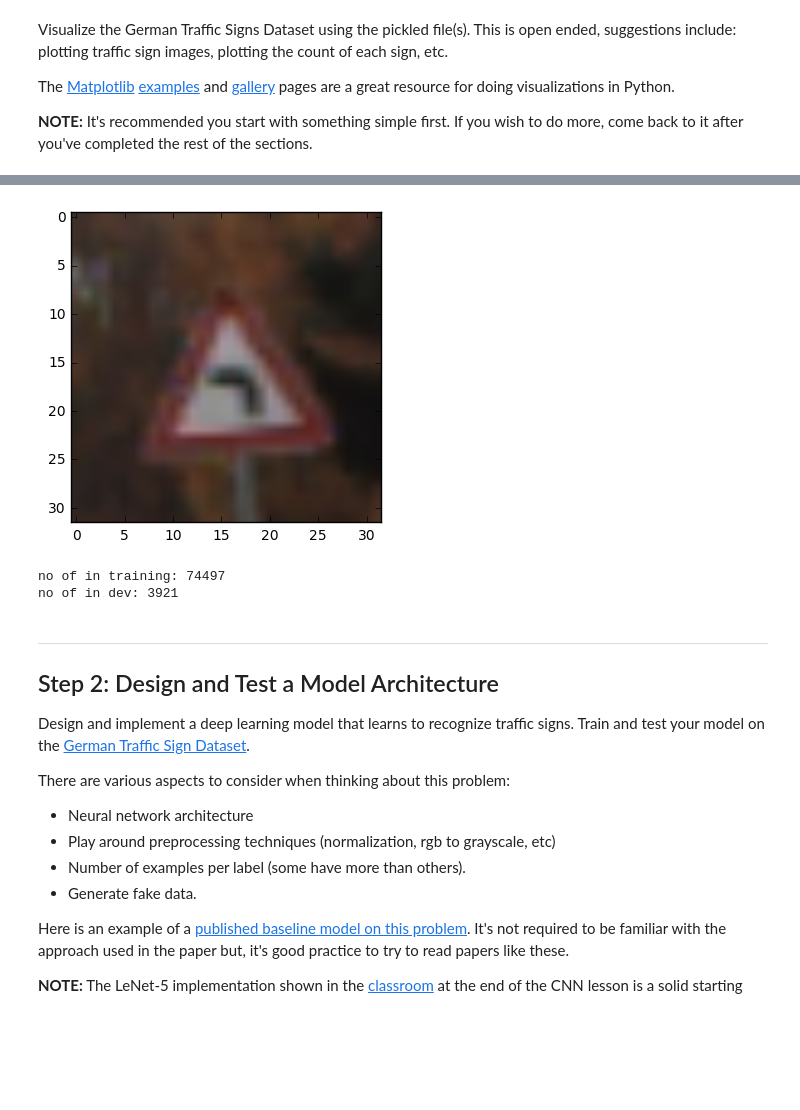
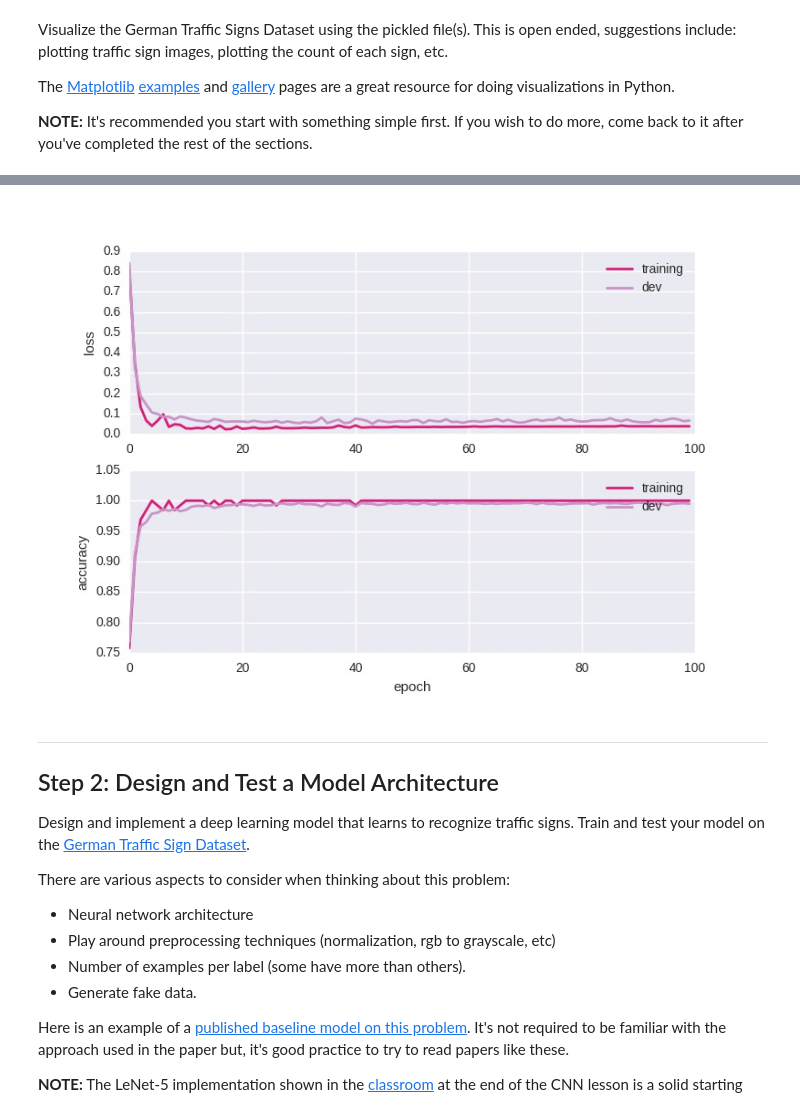
Before and after one commit to upul/Traffic-Signs, a Jupyter notebook: Traffic_Signs_Recognition.ipynb, the cells around one changed output, grey strips where cells are left out. Saved outputs shown, nothing was run; the diff lists cells and outputs as text; code cells hidden in the pictures; blank space fills up the shorter version.

```diff
--- a/Traffic_Signs_Recognition.ipynb
+++ b/Traffic_Signs_Recognition.ipynb
@@ -344,5 +147,0 @@ print(X_train.shape)
-# %%
-plt.imshow(X_train[y_train == 19][100])
-plt.show()
-# %% [output]
-[figure, removed]
@@ -368,29 +147,0 @@ class Dataset:
-# %%
-# very simple preprocessing zero mean & unit variance
-from sklearn.preprocessing import LabelBinarizer
-from sklearn.model_selection import train_test_split
-
-X_train = X_train.astype(np.float32)
-X_train -= np.mean(X_train, axis=0)
-X_train /= np.std(X_train, axis=0)
-
-X_test = X_test.astype(np.float32)
-X_test -= np.mean(X_test, axis=0)
-X_test /= np.std(X_test, axis=0)
-
-labelBinarizer = LabelBinarizer()
-labelBinarizer.fit(y_train)
-
-y_train_one_hot = labelBinarizer.transform(y_train)
-y_test_one_hot = labelBinarizer.transform(y_test)
-
-train_features, dev_features, train_labels, dev_labels = train_test_split(X_train,
-                                                                        y_train_one_hot,
-                                                                        test_size=0.05,
-                                                                        random_state = 1024)
-
-print('no of in training: {}'.format(len(train_features)))
-print('no of in dev: {}'.format(len(dev_features)))
-# %% [output]
-no of in training: 74497
-no of in dev: 3921
@@ -559,3 +148,7 @@ y_test_one_hot
+# %%
+Image('./learning_curves_without_aug_data.jpg')
+# %% [output]
+[figure, added]
 # %% [markdown]
 ----
 
```
Also changed, not shown: parts of 16 cells of this notebook, 2 other files.
